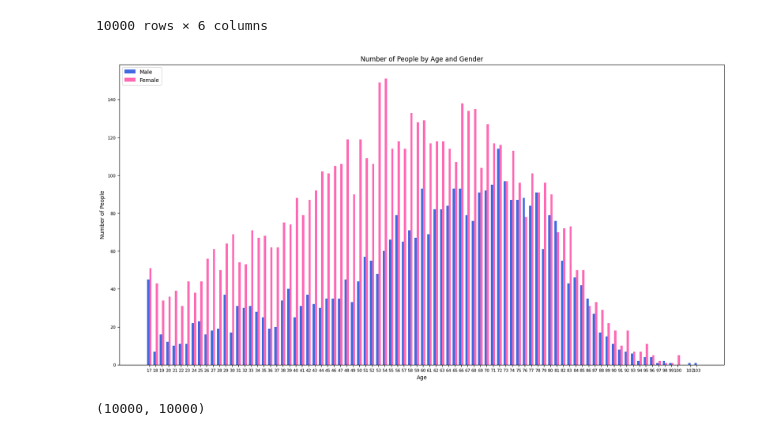
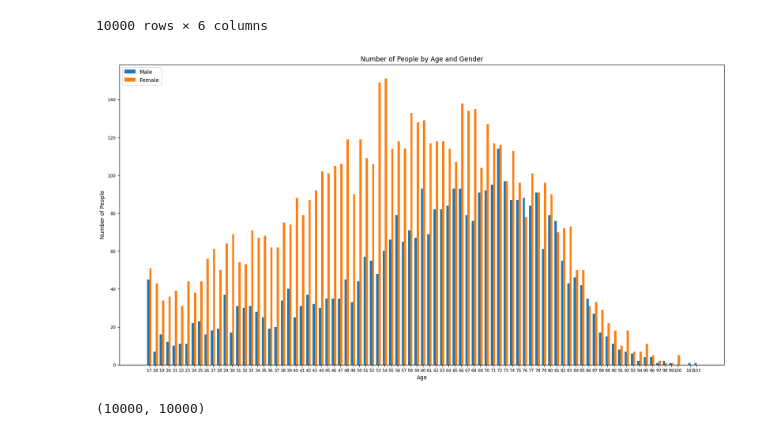
Before and after one commit to Arty-Facts/wasp_al_and_ml_2023, a Jupyter notebook: module3/assignment_ecg_classification.ipynb, the cells around one changed output. Drawn from its saved outputs; the diff is of its cells as text; code cells hidden in the pictures.

```diff
--- a/module3/assignment_ecg_classification.ipynb
+++ b/module3/assignment_ecg_classification.ipynb
@@ -235,28 +235,28 @@ meta_data
 # %%
 
 grouped = meta_data.groupby(['age', 'sex']).size().unstack().reset_index()
 
 # Plotting the side-by-side bar plot
 bar_width = 0.35
 age = grouped['age']
 male_count = grouped['M']
 female_count = grouped['F']
 
 fig, ax = plt.subplots(figsize=(20, 10))
-ax.bar(age, male_count, width=bar_width, label='Male', color='royalblue', alpha=1)
-ax.bar(age + bar_width, female_count, width=bar_width, label='Female', color='hotpink', alpha=1)
+ax.bar(age, male_count, width=bar_width, label='Male')
+ax.bar(age + bar_width, female_count, width=bar_width, label='Female')
 
 ax.set_xlabel('Age')
 ax.set_ylabel('Number of People')
 ax.set_title('Number of People by Age and Gender')
 ax.tick_params(axis='both', which='major', labelsize=8)
 ax.set_xticks(age + bar_width / 2)
 ax.set_xticklabels(age)
 ax.legend()
 
 plt.show()
 # %% [output]
-[figure, old version]
+[figure, new version]
 # %%
 # check the number of unique patients in the dataset
 len(meta_data['id_patient']), len(meta_data['id_patient'].unique())
```
Also changed, not shown: parts of 4 cells of this notebook.
